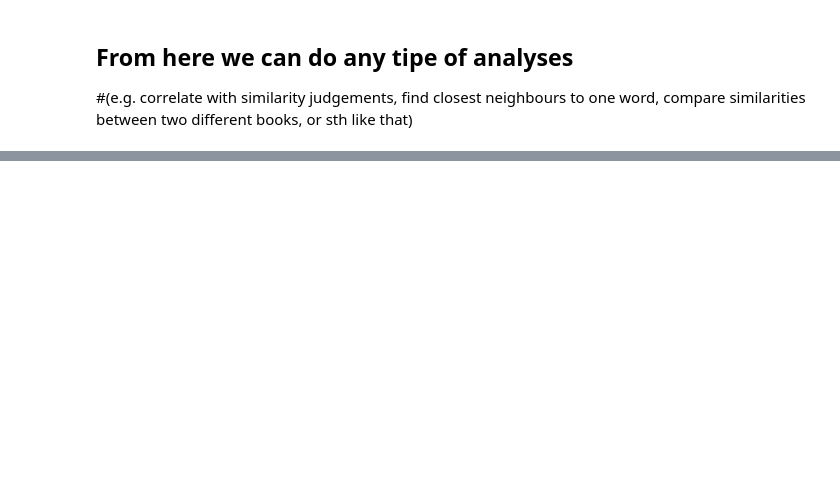
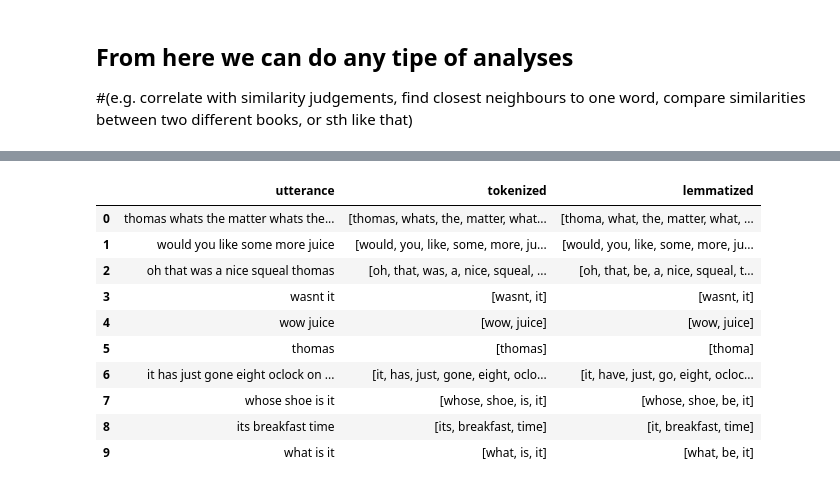
Before and after one commit to rgalhama/emlar2021, a Jupyter notebook: EMLAR2021.ipynb, the cells around one changed output, grey strips where cells are left out. Saved outputs shown, nothing was run; the diff lists cells and outputs as text; code cells hidden in the pictures; blank space fills up the shorter version.

```diff
--- a/EMLAR2021.ipynb
+++ b/EMLAR2021.ipynb
@@ -172,0 +175,23 @@ print(get_similarities("lamp","drink"))
+# %%
+lemmatized = []
+for utt in range(len(thomas['utterance'])):
+    utterance = []
+    for word in range(len(thomas.loc[utt, 'tokenized'])):
+        utterance.append(lemma(thomas.loc[utt, 'tokenized'][word]))
+    lemmatized.append(utterance)
+
+# Add the tokenized list to the data frame
+thomas['lemmatized'] = lemmatized
+thomas.head(n = 10)
+# %% [output]
+|  | utterance | tokenized | lemmatized |
+| 0 | thomas whats the matter whats the... | [thomas, whats, the, matter, what... | [thoma, what, the, matter, what, ... |
+| 1 | would you like some more juice | [would, you, like, some, more, ju... | [would, you, like, some, more, ju... |
+| 2 | oh that was a nice squeal thomas | [oh, that, was, a, nice, squeal, ... | [oh, that, be, a, nice, squeal, t... |
+| 3 | wasnt it | [wasnt, it] | [wasnt, it] |
+| 4 | wow juice | [wow, juice] | [wow, juice] |
+| 5 | thomas | [thomas] | [thoma] |
+| 6 | it has just gone eight oclock on ... | [it, has, just, gone, eight, oclo... | [it, have, just, go, eight, ocloc... |
+| 7 | whose shoe is it | [whose, shoe, is, it] | [whose, shoe, be, it] |
+| 8 | its breakfast time | [its, breakfast, time] | [it, breakfast, time] |
+| 9 | what is it | [what, is, it] | [what, be, it] |
```
Also changed, not shown: parts of 21 cells of this notebook, 7 other files.
